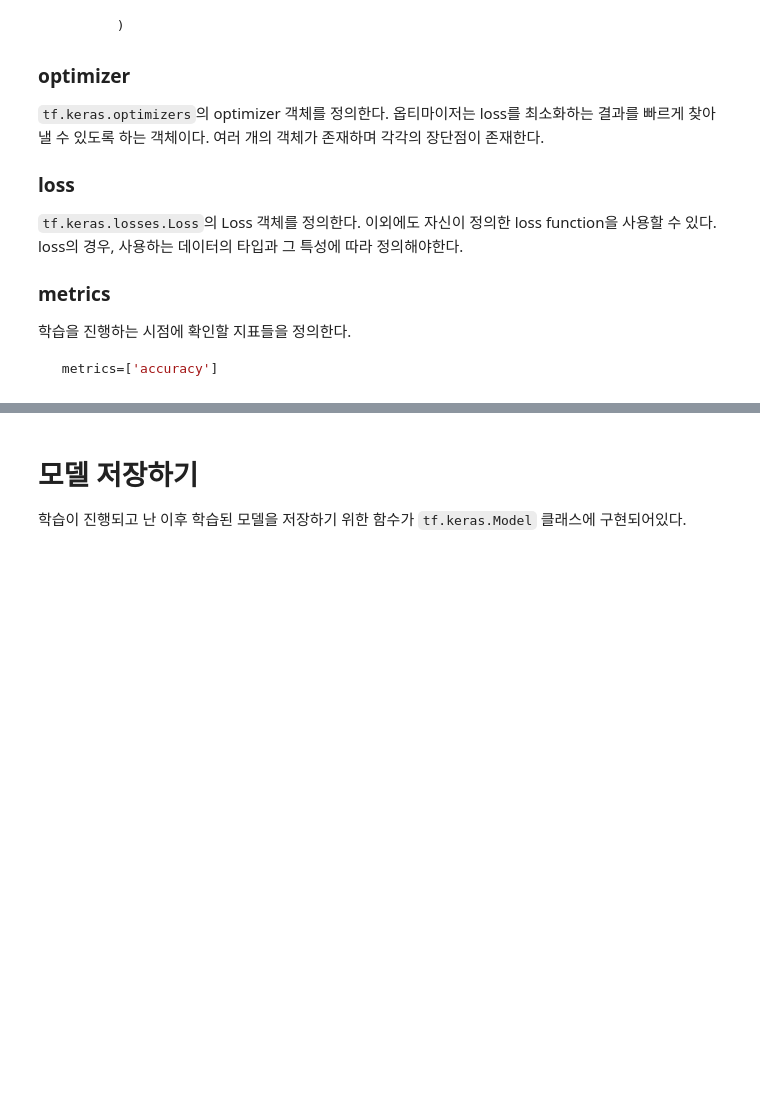
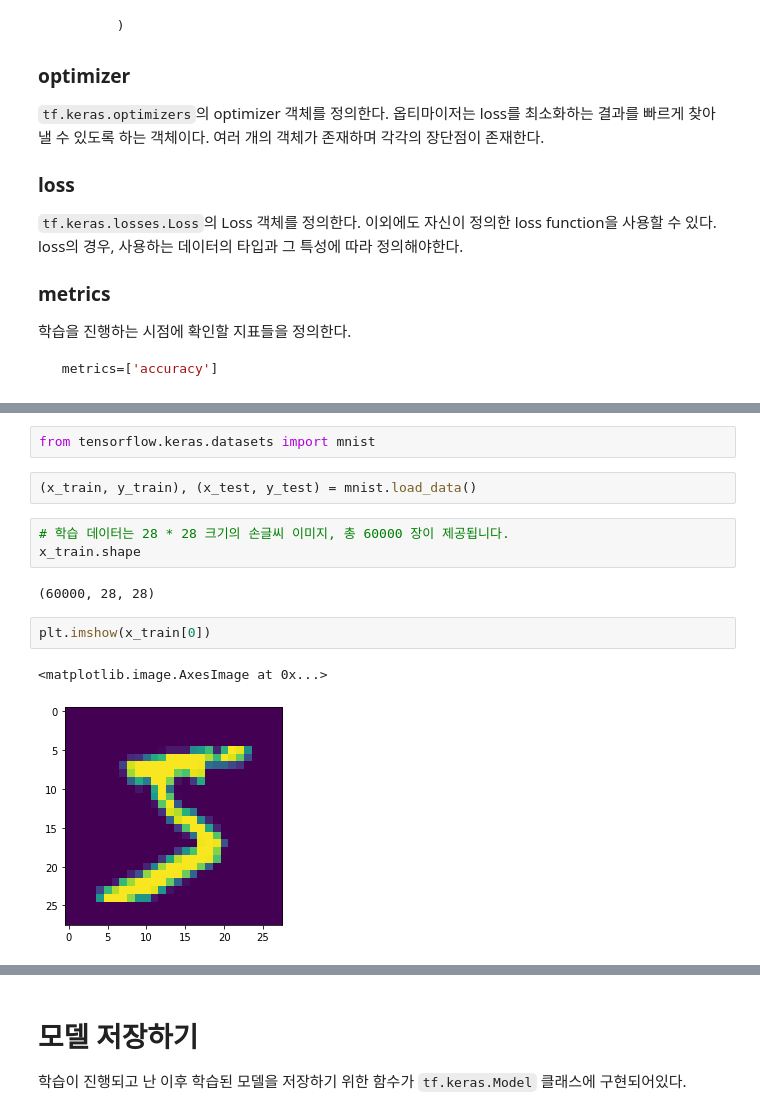
Before and after one commit to chanuuuuu/deep-learning-class, a Jupyter notebook: 2-1 Keras.ipynb, the cells around one changed output, grey strips where cells are left out. Saved outputs shown, nothing was run; the diff lists cells and outputs as text; blank space fills up the shorter version.

```diff
--- a/2-1 Keras.ipynb
+++ b/2-1 Keras.ipynb
@@ -147,0 +641,14 @@ keras를 사용하여 동일한 기능의 fully connected layer를 구현해보
+# %%
+from tensorflow.keras.datasets import mnist
+# %%
+(x_train, y_train), (x_test, y_test) = mnist.load_data()
+# %%
+# 학습 데이터는 28 * 28 크기의 손글씨 이미지, 총 60000 장이 제공됩니다.
+x_train.shape
+# %% [output]
+(60000, 28, 28)
+# %%
+plt.imshow(x_train[0])
+# %% [output]
+<matplotlib.image.AxesImage at 0x...>
+[figure, added]
```
Also changed, not shown: parts of 62 cells of this notebook, 3 other files.
